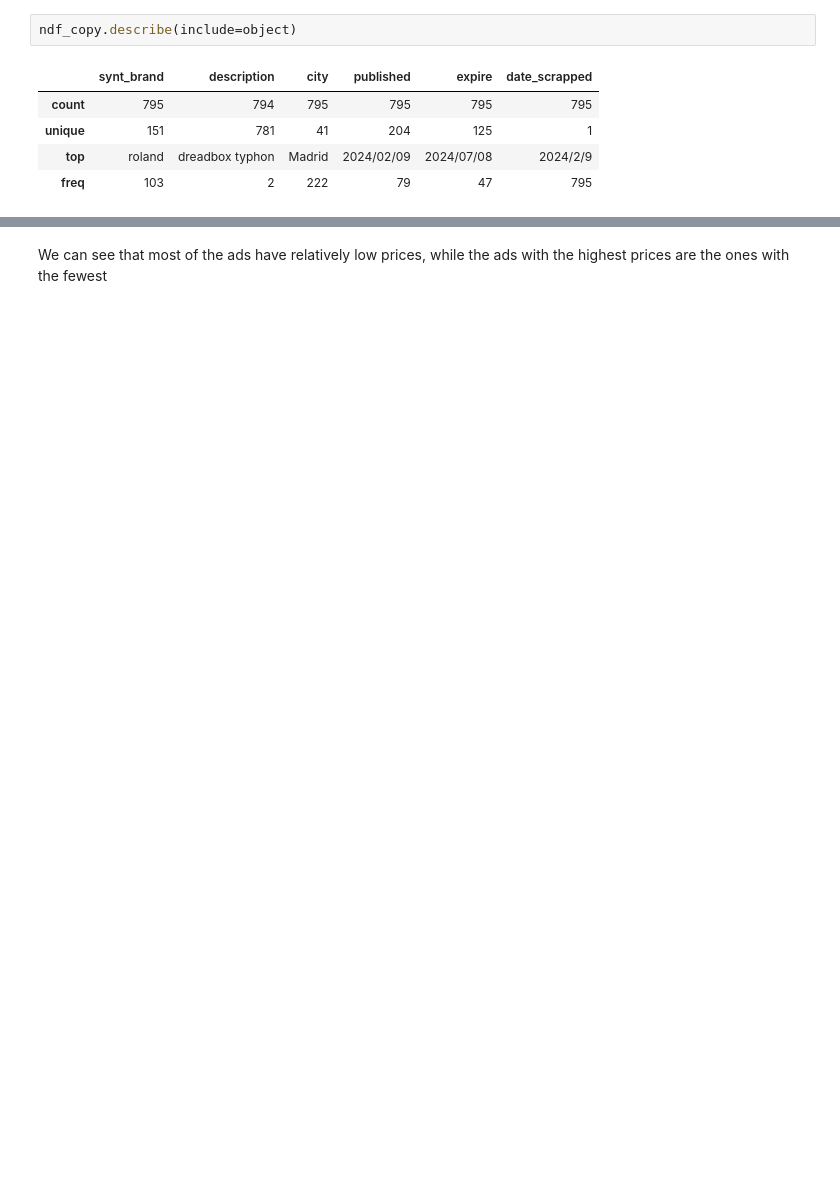
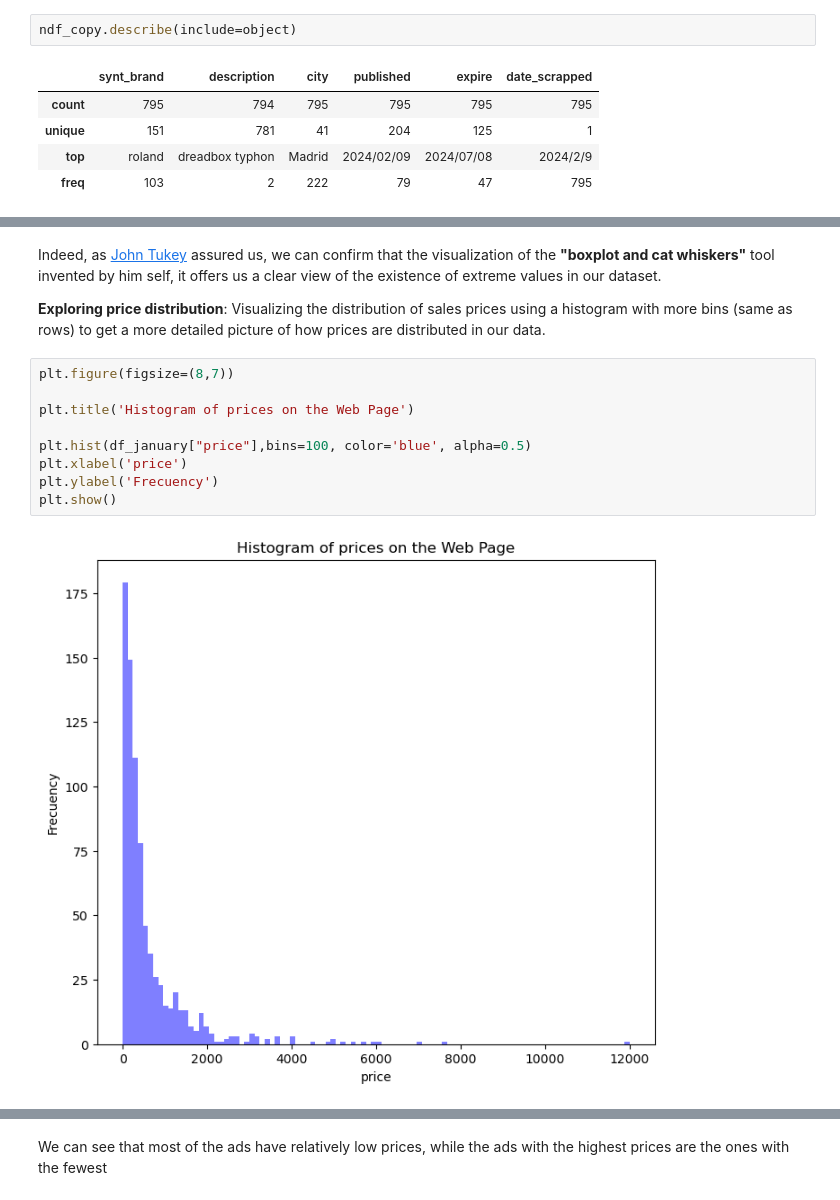
Before and after one commit to albertjimrod/ScraperETL-EDA-ML-Personal, a Jupyter notebook: project_5/EDA_hispasonic.ipynb, the cells around one changed output, grey strips where cells are left out. Saved outputs shown, nothing was run; the diff lists cells and outputs as text; blank space fills up the shorter version.

```diff
--- a/project_5/EDA_hispasonic.ipynb
+++ b/project_5/EDA_hispasonic.ipynb
@@ -500,0 +427,16 @@ plt.show()
+# %% [markdown]
+Indeed, as [John Tukey](https://en.wikipedia.org/wiki/Exploratory_data_analysis) assured us, we can confirm that the visualization of the **"boxplot and cat whiskers"** tool invented by him self, it offers us a clear view of the existence of extreme values in our dataset.
+
+
+**Exploring price distribution**: Visualizing the distribution of sales prices using a histogram with more bins (same as rows) to get a more detailed picture of how prices are distributed in our data.
+# %%
+plt.figure(figsize=(8,7))
+
+plt.title('Histogram of prices on the Web Page')
+
+plt.hist(df_january["price"],bins=100, color='blue', alpha=0.5)
+plt.xlabel('price')
+plt.ylabel('Frecuency')
+plt.show()
+# %% [output]
+[figure, added]
```
Also changed, not shown: parts of 85 cells of this notebook.
